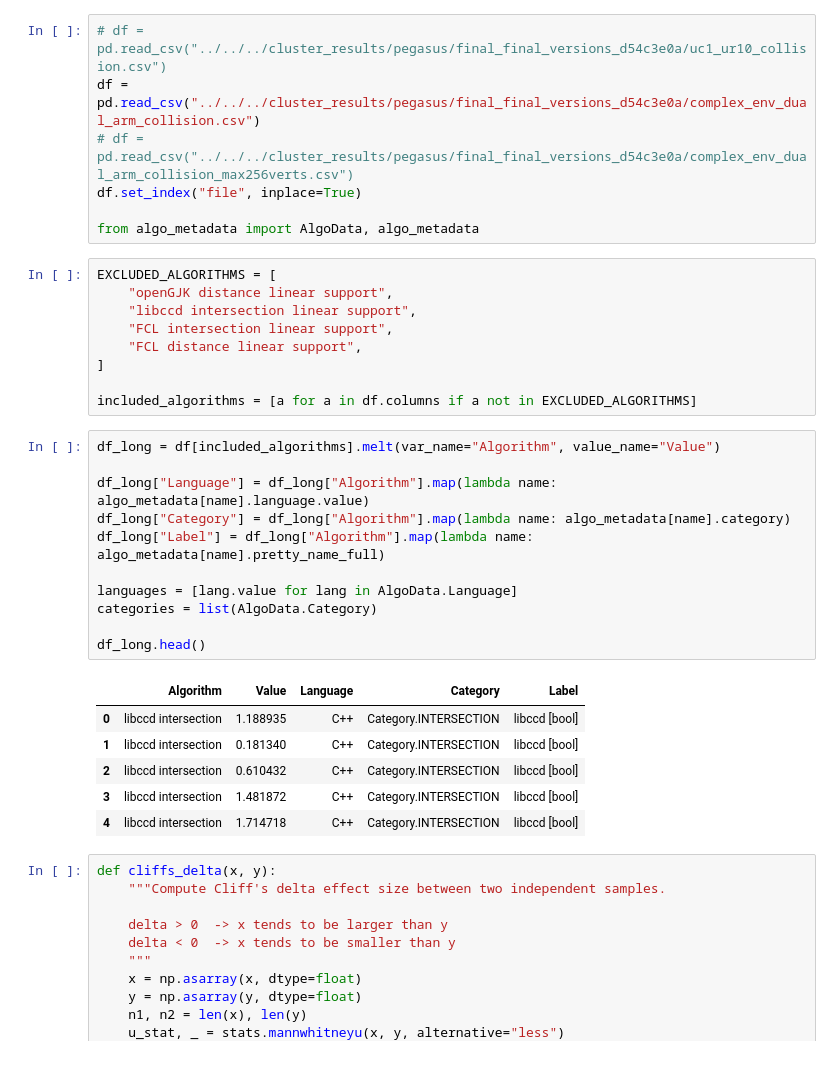
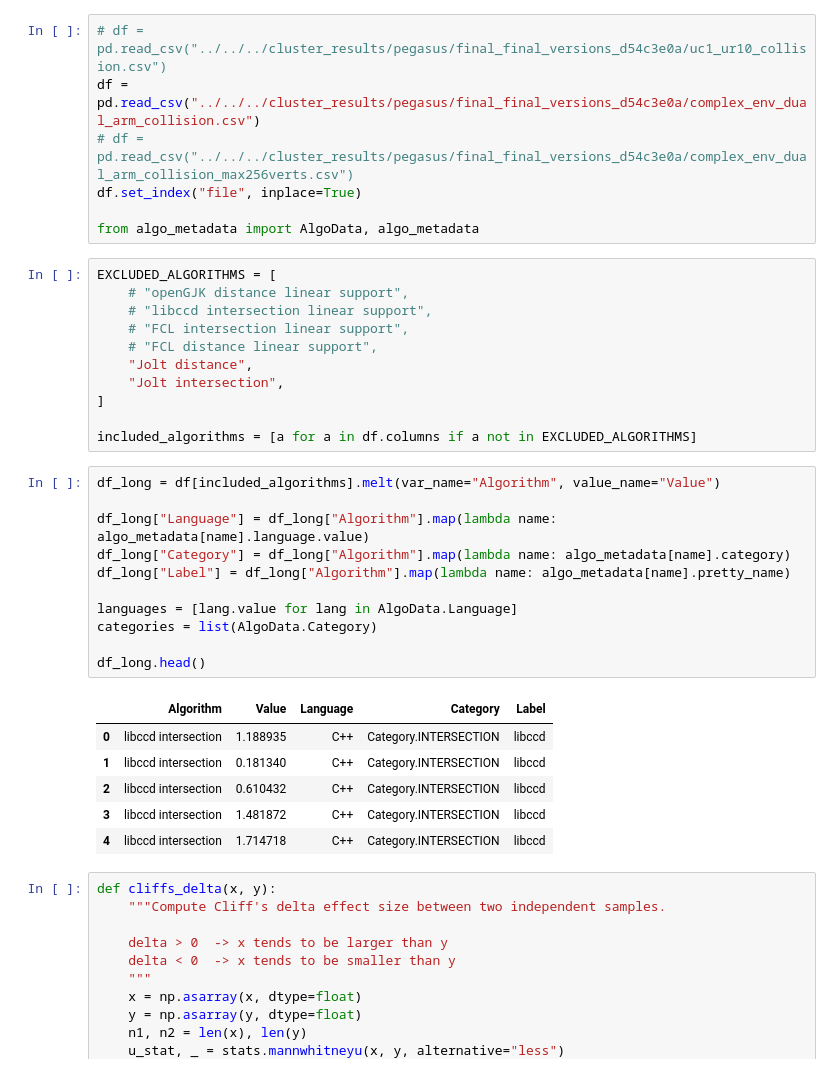
Before and after one commit to ThiloU/collision-comparison, a Jupyter notebook: compare-python/analyze_new/effect_size_analysis.ipynb, the cells around one changed output. Saved outputs shown, nothing was run; the diff lists cells and outputs as text.

```diff
--- a/compare-python/analyze_new/effect_size_analysis.ipynb
+++ b/compare-python/analyze_new/effect_size_analysis.ipynb
@@ -16,31 +16,33 @@ df.set_index("file", inplace=True)
 from algo_metadata import AlgoData, algo_metadata
 # %%
 EXCLUDED_ALGORITHMS = [
-    "openGJK distance linear support",
-    "libccd intersection linear support",
-    "FCL intersection linear support",
-    "FCL distance linear support",
+    # "openGJK distance linear support",
+    # "libccd intersection linear support",
+    # "FCL intersection linear support",
+    # "FCL distance linear support",
+    "Jolt distance",
+    "Jolt intersection",
 ]
 
 included_algorithms = [a for a in df.columns if a not in EXCLUDED_ALGORITHMS]
 # %%
 df_long = df[included_algorithms].melt(var_name="Algorithm", value_name="Value")
 
 df_long["Language"] = df_long["Algorithm"].map(lambda name: algo_metadata[name].language.value)
 df_long["Category"] = df_long["Algorithm"].map(lambda name: algo_metadata[name].category)
-df_long["Label"] = df_long["Algorithm"].map(lambda name: algo_metadata[name].pretty_name_full)
+df_long["Label"] = df_long["Algorithm"].map(lambda name: algo_metadata[name].pretty_name)
 
 languages = [lang.value for lang in AlgoData.Language]
 categories = list(AlgoData.Category)
 
 df_long.head()
 # %% [output]
 |  | Algorithm | Value | Language | Category | Label |
-| 0 | libccd intersection | 1.188935 | C++ | Category.INTERSECTION | libccd [bool] |
-| 1 | libccd intersection | 0.181340 | C++ | Category.INTERSECTION | libccd [bool] |
-| 2 | libccd intersection | 0.610432 | C++ | Category.INTERSECTION | libccd [bool] |
-| 3 | libccd intersection | 1.481872 | C++ | Category.INTERSECTION | libccd [bool] |
-| 4 | libccd intersection | 1.714718 | C++ | Category.INTERSECTION | libccd [bool] |
+| 0 | libccd intersection | 1.188935 | C++ | Category.INTERSECTION | libccd |
+| 1 | libccd intersection | 0.181340 | C++ | Category.INTERSECTION | libccd |
+| 2 | libccd intersection | 0.610432 | C++ | Category.INTERSECTION | libccd |
+| 3 | libccd intersection | 1.481872 | C++ | Category.INTERSECTION | libccd |
+| 4 | libccd intersection | 1.714718 | C++ | Category.INTERSECTION | libccd |
 # %%
 def cliffs_delta(x, y):
     """Compute Cliff's delta effect size between two independent samples.
```
Also changed, not shown: parts of 6 cells of this notebook, 4 other files.
